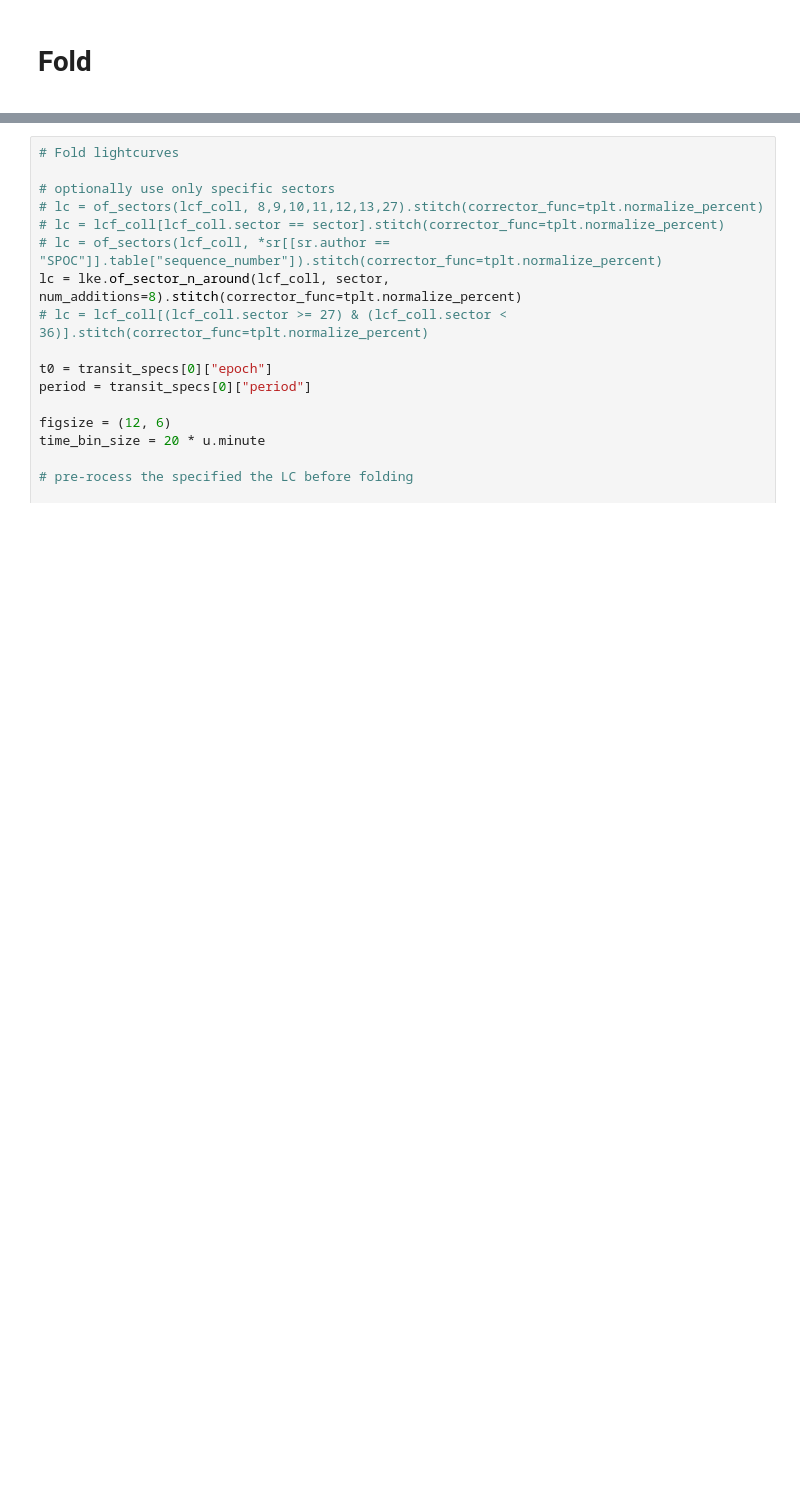
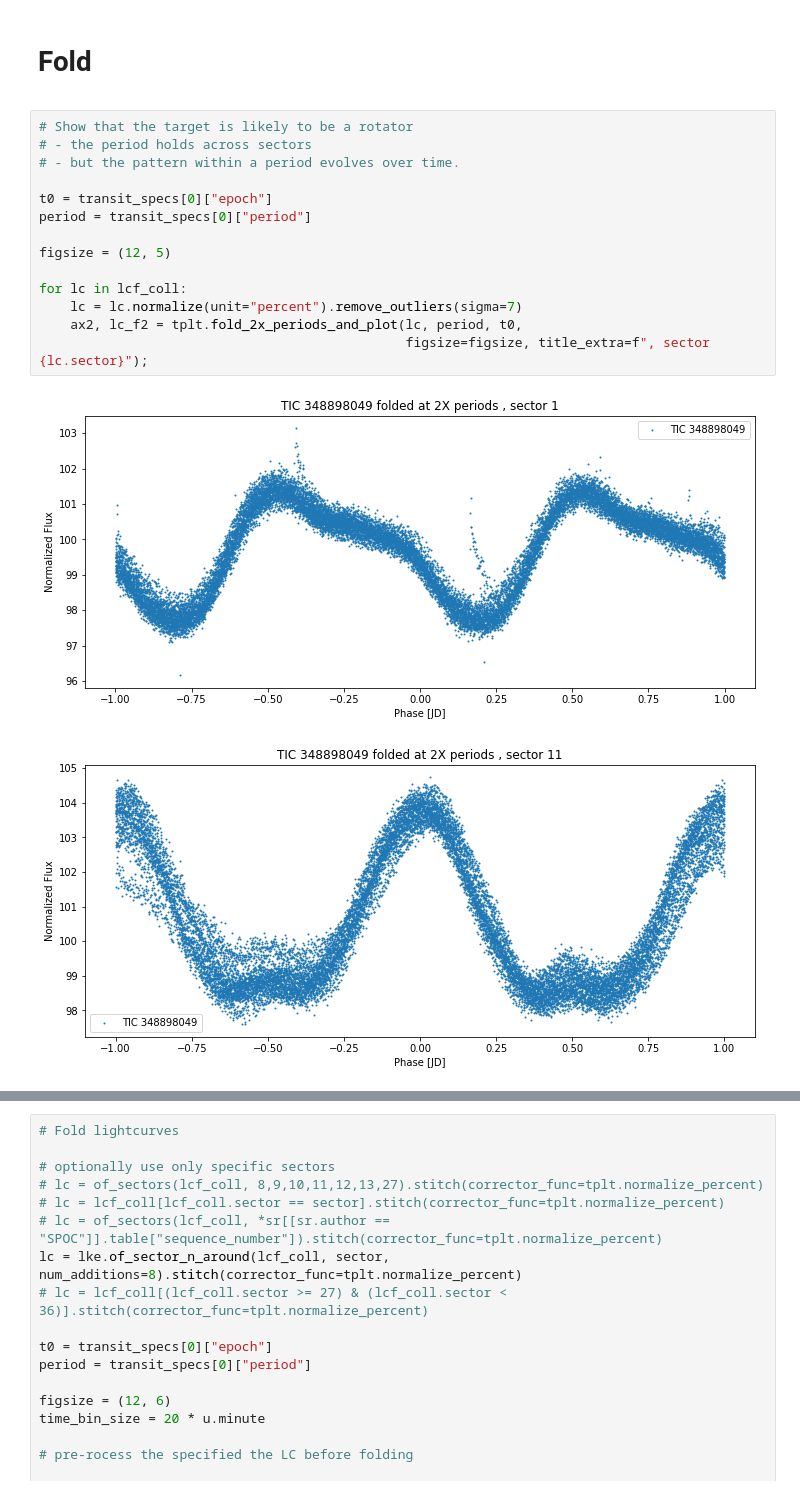
Before and after one commit to orionlee/pht_eb_stats, a Jupyter notebook: vetting_samples/EB_V_348898049.ipynb, the cells around one changed output, grey strips where cells are left out. Drawn from its saved outputs; the diff is of its cells as text; blank space fills up the shorter version.

Commit message:
Pilot candidate vetting - analysis for FPs that are likely to be rotators

```diff
--- a/vetting_samples/EB_V_348898049.ipynb
+++ b/vetting_samples/EB_V_348898049.ipynb
@@ -427,3 +432,20 @@ print(tt_lists);
 # %% [markdown]
 # Fold
 <a name="lc-fold">
+# %%
+# Show that the target is likely to be a rotator
+# - the period holds across sectors
+# - but the pattern within a period evolves over time.
+
+t0 = transit_specs[0]["epoch"]
+period = transit_specs[0]["period"]
+
+figsize = (12, 5)
+
+for lc in lcf_coll:
+    lc = lc.normalize(unit="percent").remove_outliers(sigma=7)
+    ax2, lc_f2 = tplt.fold_2x_periods_and_plot(lc, period, t0,
+                                               figsize=figsize, title_extra=f", sector {lc.sector}");
+# %% [output]
+[figure, added]
+[figure, added]
```
Also changed, not shown: parts of 4 cells of this notebook, 6 other files.
